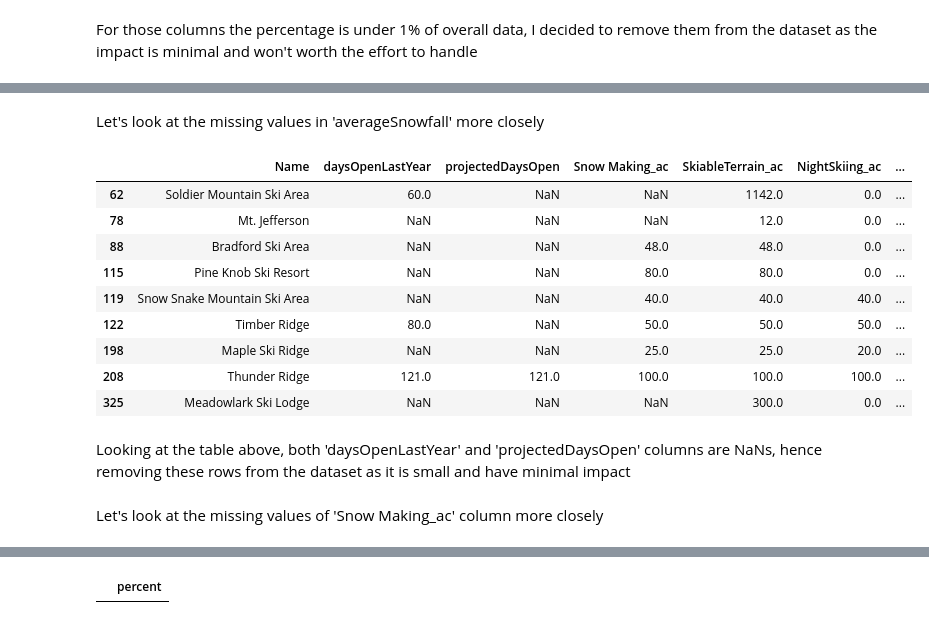
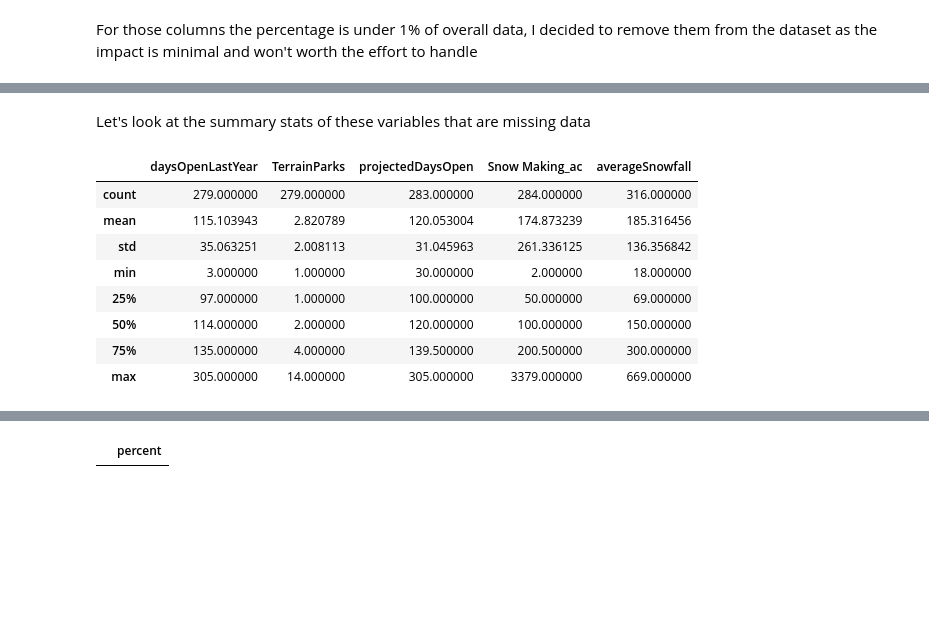
Before and after one commit to bauyrjanj/GuidedCapstone, a Jupyter notebook: DataWrangling/GuidedCapstone_Step2HL (1).ipynb, the cells around one changed output, grey strips where cells are left out. Drawn from its saved outputs; the diff is of its cells as text; code cells hidden in the pictures; blank space fills up the shorter version.

Commit message:
notebook and data updated

```diff
--- a/DataWrangling/GuidedCapstone_Step2HL (1).ipynb
+++ b/DataWrangling/GuidedCapstone_Step2HL (1).ipynb
@@ -559,3 +569,11 @@ df = df.dropna(subset=['LongestRun_mi', 'Runs', 'SkiableTerrain_ac', 'yearsOpen'
+# %%
+df['LongestRun_mi'].fillna((df['LongestRun_mi'].median()), inplace=True)
+# %%
+df['Runs'].fillna((df['Runs'].median()), inplace=True)
+# %%
+df['SkiableTerrain_ac'].fillna((df['SkiableTerrain_ac'].median()), inplace=True)
+# %%
+df['yearsOpen'].fillna((df['yearsOpen'].median()), inplace=True)
 # %%
 nans = pd.DataFrame(df.isnull().sum().sort_values(ascending=False)/len(df), columns=['percent'])
 idx = nans['percent'] > 0
@@ -570,17 +588,14 @@ nans[idx]
 # %% [markdown]
-Let's look at the missing values in 'averageSnowfall' more closely
+Let's look at the summary stats of these variables that are missing data
 # %%
-df[df['averageSnowfall'].isnull()][['Name', 'daysOpenLastYear', 'projectedDaysOpen', 'Snow Making_ac', 'SkiableTerrain_ac', 'NightSkiing_ac', 'TerrainParks']]
+df[['daysOpenLastYear', 'TerrainParks', 'projectedDaysOpen', 'Snow Making_ac', 'averageSnowfall']].describe()
 # %% [output]
-|  | Name | daysOpenLastYear | projectedDaysOpen | Snow Making_ac | SkiableTerrain_ac | NightSkiing_ac | ... |
-| 62 | Soldier Mountain Ski Area | 60.0 | NaN | NaN | 1142.0 | 0.0 | ... |
-| 78 | Mt. Jefferson | NaN | NaN | NaN | 12.0 | 0.0 | ... |
-| 88 | Bradford Ski Area | NaN | NaN | 48.0 | 48.0 | 0.0 | ... |
-| 115 | Pine Knob Ski Resort | NaN | NaN | 80.0 | 80.0 | 0.0 | ... |
-| 119 | Snow Snake Mountain Ski Area | NaN | NaN | 40.0 | 40.0 | 40.0 | ... |
-| 122 | Timber Ridge | 80.0 | NaN | 50.0 | 50.0 | 50.0 | ... |
-| 198 | Maple Ski Ridge | NaN | NaN | 25.0 | 25.0 | 20.0 | ... |
-| 208 | Thunder Ridge | 121.0 | 121.0 | 100.0 | 100.0 | 100.0 | ... |
-| 325 | Meadowlark Ski Lodge | NaN | NaN | NaN | 300.0 | 0.0 | ... |
+|  | daysOpenLastYear | TerrainParks | projectedDaysOpen | Snow Making_ac | averageSnowfall |
+| count | 279.000000 | 279.000000 | 283.000000 | 284.000000 | 316.000000 |
+| mean | 115.103943 | 2.820789 | 120.053004 | 174.873239 | 185.316456 |
+| std | 35.063251 | 2.008113 | 31.045963 | 261.336125 | 136.356842 |
+| min | 3.000000 | 1.000000 | 30.000000 | 2.000000 | 18.000000 |
+| 25% | 97.000000 | 1.000000 | 100.000000 | 50.000000 | 69.000000 |
+| 50% | 114.000000 | 2.000000 | 120.000000 | 100.000000 | 150.000000 |
+| 75% | 135.000000 | 4.000000 | 139.500000 | 200.500000 | 300.000000 |
+| max | 305.000000 | 14.000000 | 305.000000 | 3379.000000 | 669.000000 |
-# %% [markdown]
-Looking at the table above, both 'daysOpenLastYear' and 'projectedDaysOpen' columns are NaNs, hence removing these rows from the dataset as it is small and have minimal impact
@@ -589,2 +601,0 @@ df = df.dropna(subset=['averageSnowfall', 'daysOpenLastYear', 'projectedDaysOpen
-# %% [markdown]
-Let's look at the missing values of 'Snow Making_ac' column more closely
```
Also changed, not shown: parts of 36 cells of this notebook, 1 other file.
